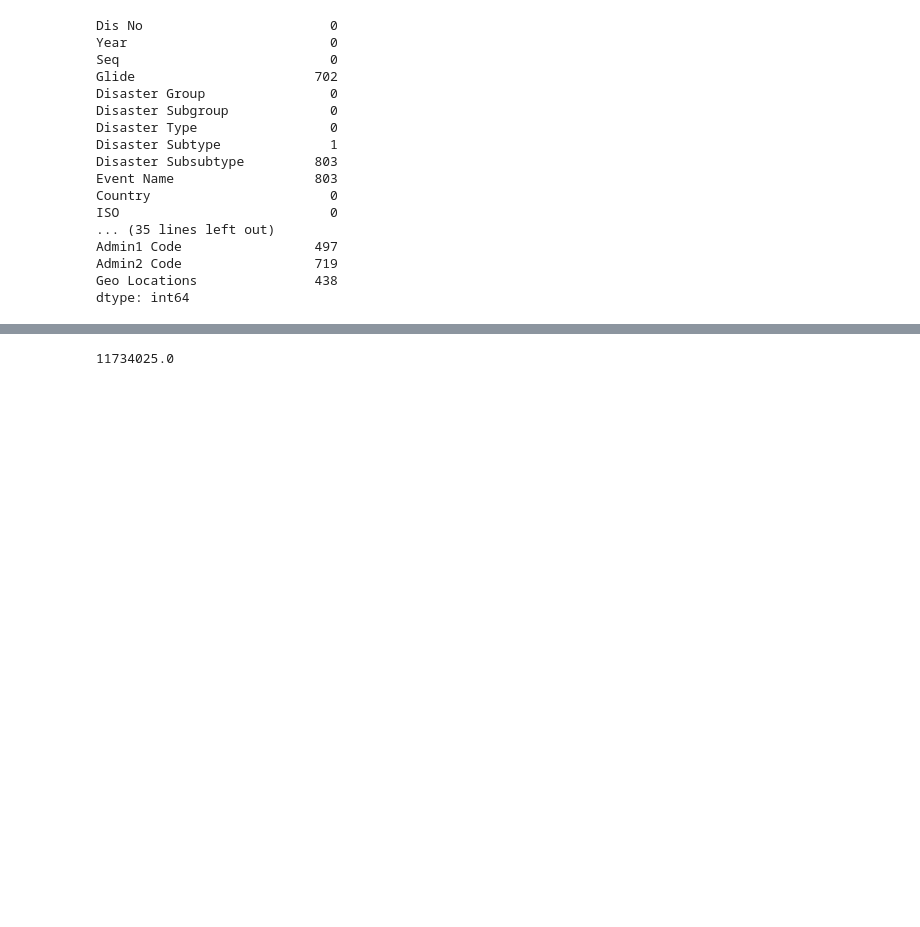
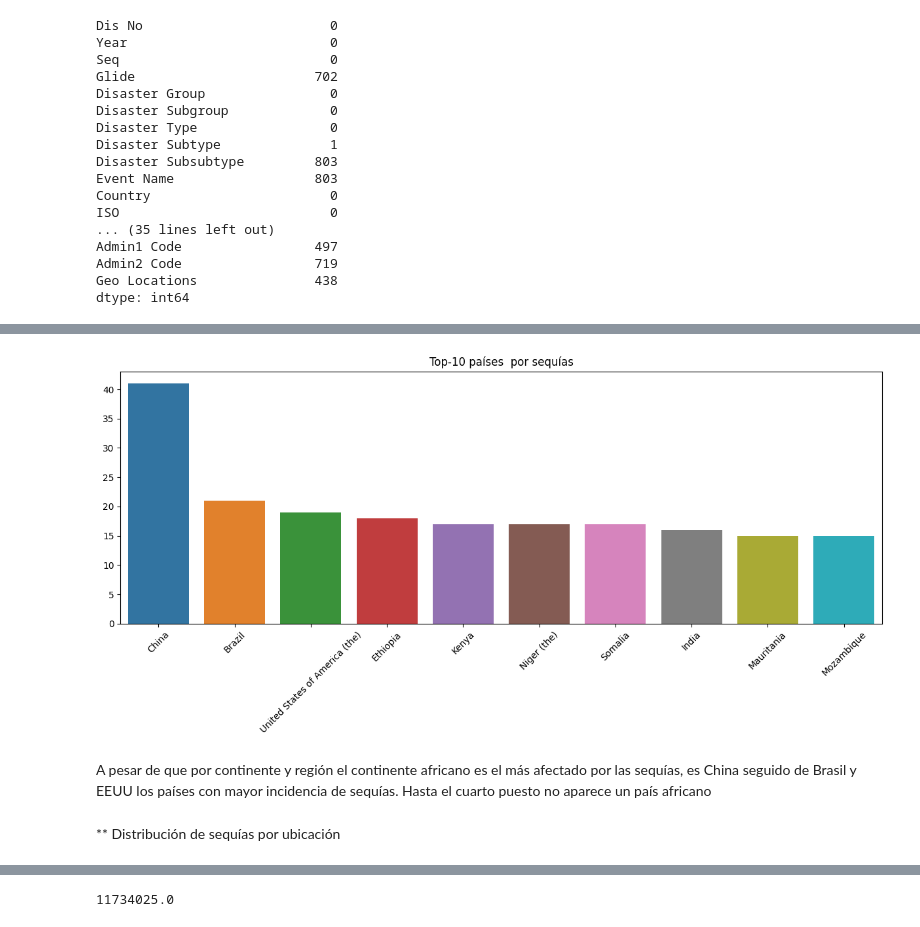
Before and after one commit to AleDataAnalyst/grupo2_desastresnaturales, a Jupyter notebook: Notebooks/01LimpiarDatos/01_Ele_drought.ipynb, the cells around one changed output, grey strips where cells are left out. Saved outputs shown, nothing was run; the diff lists cells and outputs as text; code cells hidden in the pictures; blank space fills up the shorter version.

```diff
--- a/Notebooks/01LimpiarDatos/01_Ele_drought.ipynb
+++ b/Notebooks/01LimpiarDatos/01_Ele_drought.ipynb
@@ -58,0 +273,3 @@ dtype: int64
+# %%
+top_10_countries = df_drought_geografical['Country'].value_counts().head(10)
+top_10_countries
@@ -58,0 +288,12 @@ dtype: int64
+# %%
+plt.figure(figsize=(15,5))
+ax =sns.barplot(y=top_10_countries.values, x=top_10_countries.index)
+plt.title('Top-10 países  por sequías')
+plt.xticks(rotation=45)
+plt.show()
+# %% [output]
+[figure, added]
+# %% [markdown]
+A pesar de que por continente y región el continente africano es el más afectado por las sequías, es China seguido de Brasil y EEUU los países con mayor incidencia de sequías. Hasta el cuarto puesto no aparece un país africano
+# %% [markdown]
+** Distribución de sequías por ubicación
```
Also changed, not shown: parts of 61 cells of this notebook.
